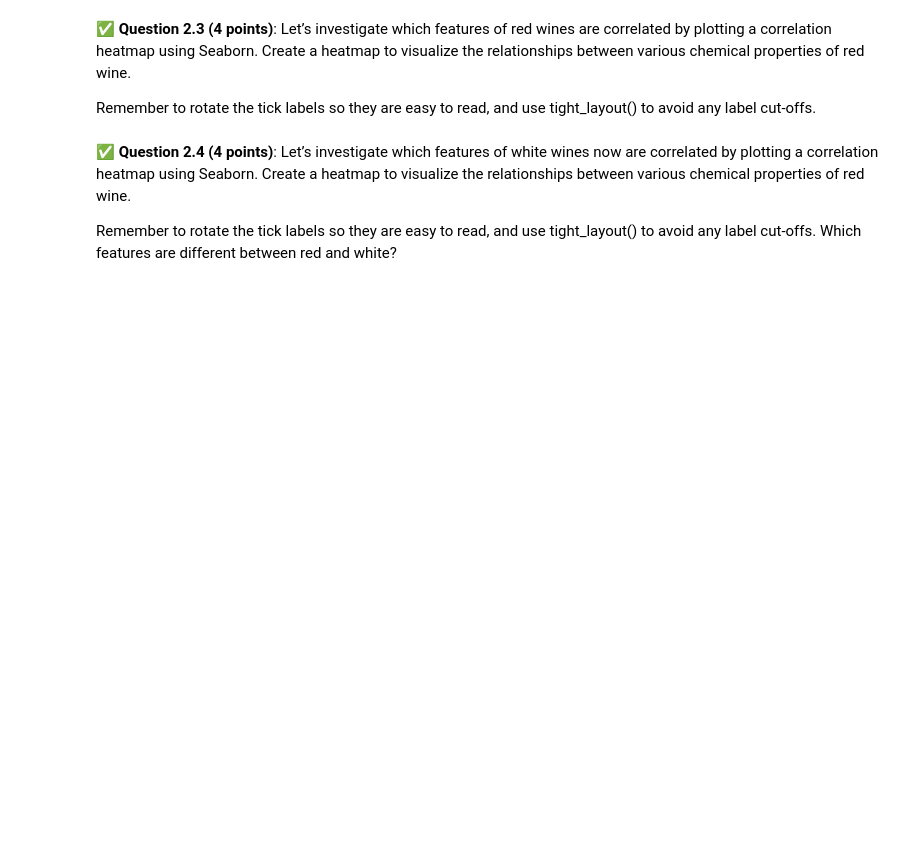
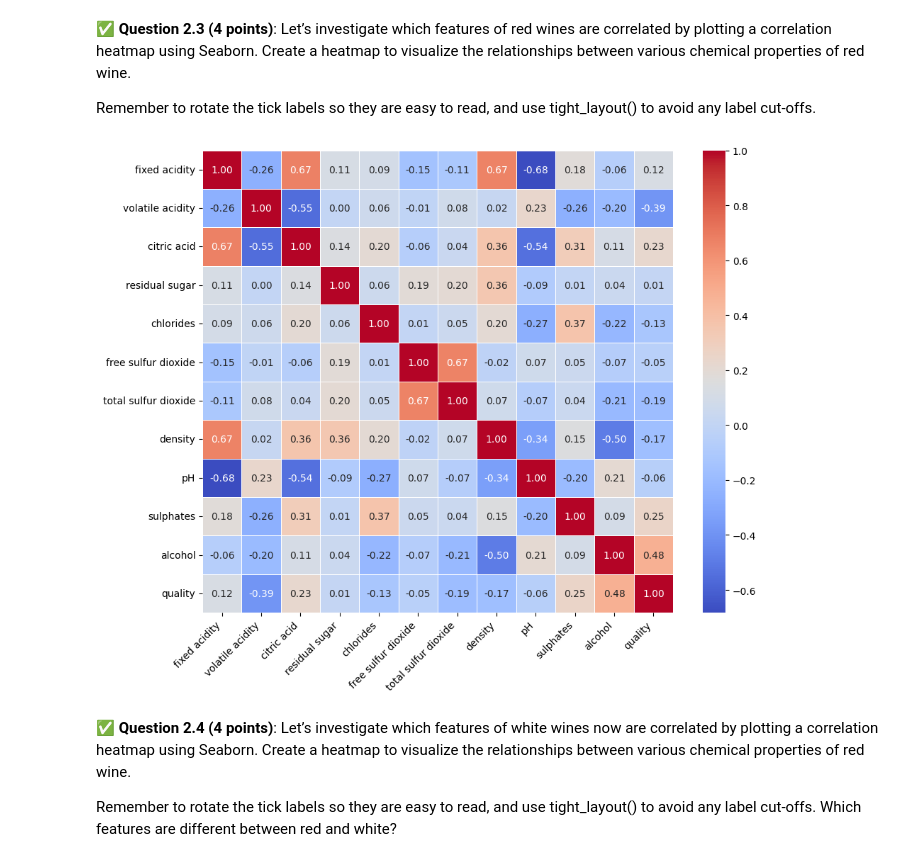
Before and after one commit to vedachan/CMSE202-f24-turnin, a Jupyter notebook: hw-03/HW-03_Regression-STUDENT.ipynb, the cells around one changed output. Drawn from its saved outputs; the diff is of its cells as text; code cells hidden in the pictures; blank space fills up the shorter version.

```diff
--- a/hw-03/HW-03_Regression-STUDENT.ipynb
+++ b/hw-03/HW-03_Regression-STUDENT.ipynb
@@ -101,3 +112,20 @@ Remember to rotate the tick labels so they are easy to read, and use tight_layou
+# %%
+# Put your code here
+import pandas as pd
+import seaborn as sns
+import matplotlib.pyplot as plt
+
+red_wine_df = pd.read_csv("winequality-red.csv", sep=";")
+correlation_matrix = red_wine_df.corr()
+plt.figure(figsize=(10, 8))
+sns.heatmap(correlation_matrix, annot=True, cmap="coolwarm", fmt=".2f", linewidths=0.5)
+plt.xticks(rotation=45, ha='right')
+plt.yticks(rotation=0)
+plt.tight_layout()
+
+plt.show()
+# %% [output]
+[figure, added]
 # %% [markdown]
 &#9989;  **Question 2.4 (4 points)**: Let’s investigate which features of white wines now are correlated by plotting a correlation heatmap using Seaborn. Create a heatmap to visualize the relationships between various chemical properties of red wine.
 
```
Also changed, not shown: parts of 13 cells of this notebook.
